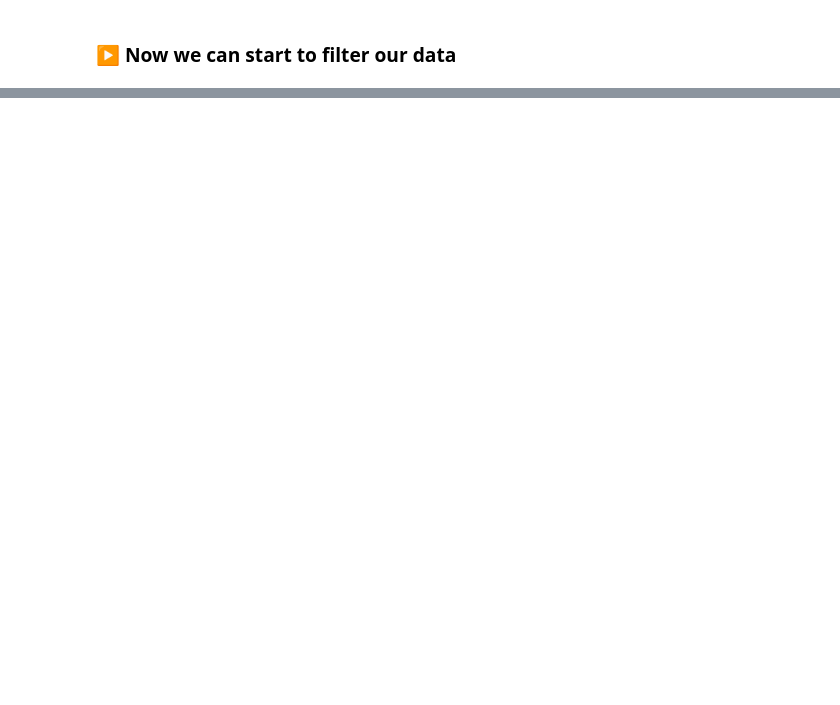
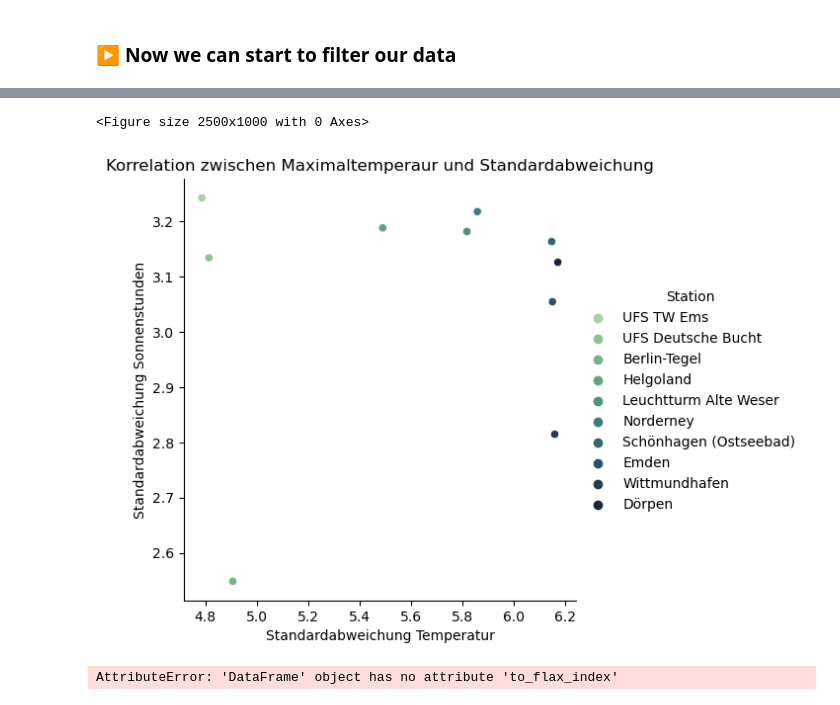
Before and after one commit to Gizmo-Labs/Statistical-Computing, a Jupyter notebook: Data-Analysis.ipynb, the cells around one changed output, grey strips where cells are left out. Cells and saved outputs as stored; diff of their text form; code cells hidden in the pictures; blank space fills up the shorter version.

```diff
--- a/Data-Analysis.ipynb
+++ b/Data-Analysis.ipynb
@@ -196,0 +96,4 @@ Zeitstempel
+# %%
+df_temp = df.loc[((df['Kategorie'] == "Mittlere Temperatur") & (df['Wert'] <= 25.0) & (df['Zeitstempel'].dt.strftime('%Y') >= '2021'))]
+df_sun = df.loc[((df['Kategorie'] == "Sonnenscheindauer") & (df['Wert'] > 4.0) & (df['Zeitstempel'].dt.strftime('%Y') >= '2021'))]
+df_wind = df.loc[((df['Kategorie'] == "Windgeschwindigkeit") & (df['Wert'] < 2.0) & (df['Zeitstempel'].dt.strftime('%Y') >= '2021'))]
@@ -196,0 +171,22 @@ Zeitstempel
+# %%
+import seaborn as sns
+from matplotlib import pyplot as plt
+
+plt.figure(figsize=(25,10))
+
+plot = sns.relplot(data=df_result[0:10], x=df_result[('Wert_x', 'std')], y=df_result['Wert_y', 'std'], hue="Station", palette="ch:r=-.5,l=.75")
+plot.set(title="Korrelation zwischen Maximaltemperaur und Standardabweichung", xlabel="Standardabweichung Temperatur", ylabel="Standardabweichung Sonnenstunden");
+# %% [output]
+<Figure size 2500x1000 with 0 Axes>
+[figure, added]
+# %%
+# Maximalwert aller Stationen, absteigend, sortiert nach Jahr und Monat
+#df_rolling = df_mean.groupby([df_mean["Zeitstempel"].dt.year, df_mean["Zeitstempel"].dt.month, "Station"])[["Wert"]].max().sort_values(by="Wert", ascending=False).dropna()
+
+# Maximalwert aller Stationen, absteigend, sortiert nach Jahr und Monat
+#df_rolling = df_mean.groupby(["Station", df_mean["Zeitstempel"].dt.month, df_mean["Zeitstempel"].dt.year])[["Wert"]].mean()
+df_rolling = df_temp.groupby(["Station", df_temp["Zeitstempel"].dt.year, df_temp["Zeitstempel"].dt.month])[["Wert"]].mean()
+
+df_rolling = df_rolling.to_flax_index()
+# %% [output]
+AttributeError: 'DataFrame' object has no attribute 'to_flax_index'
```
Also changed, not shown: parts of 12 cells of this notebook.
